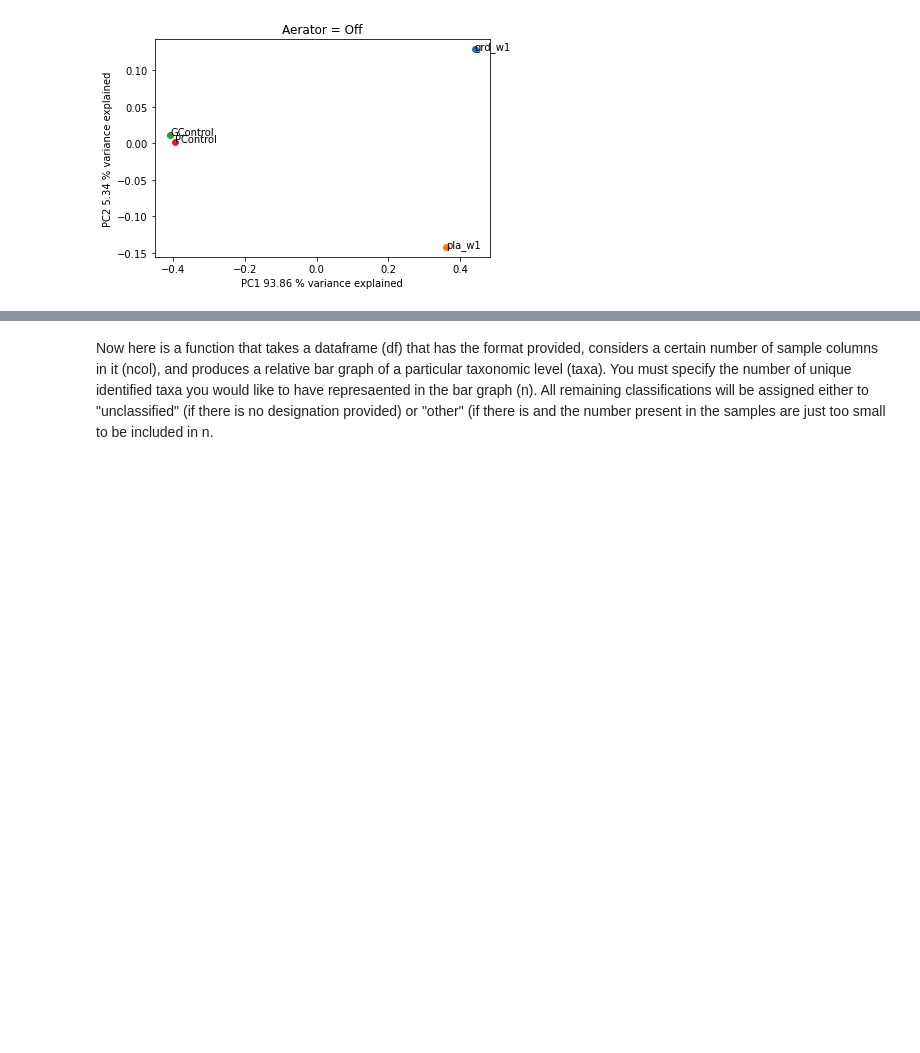
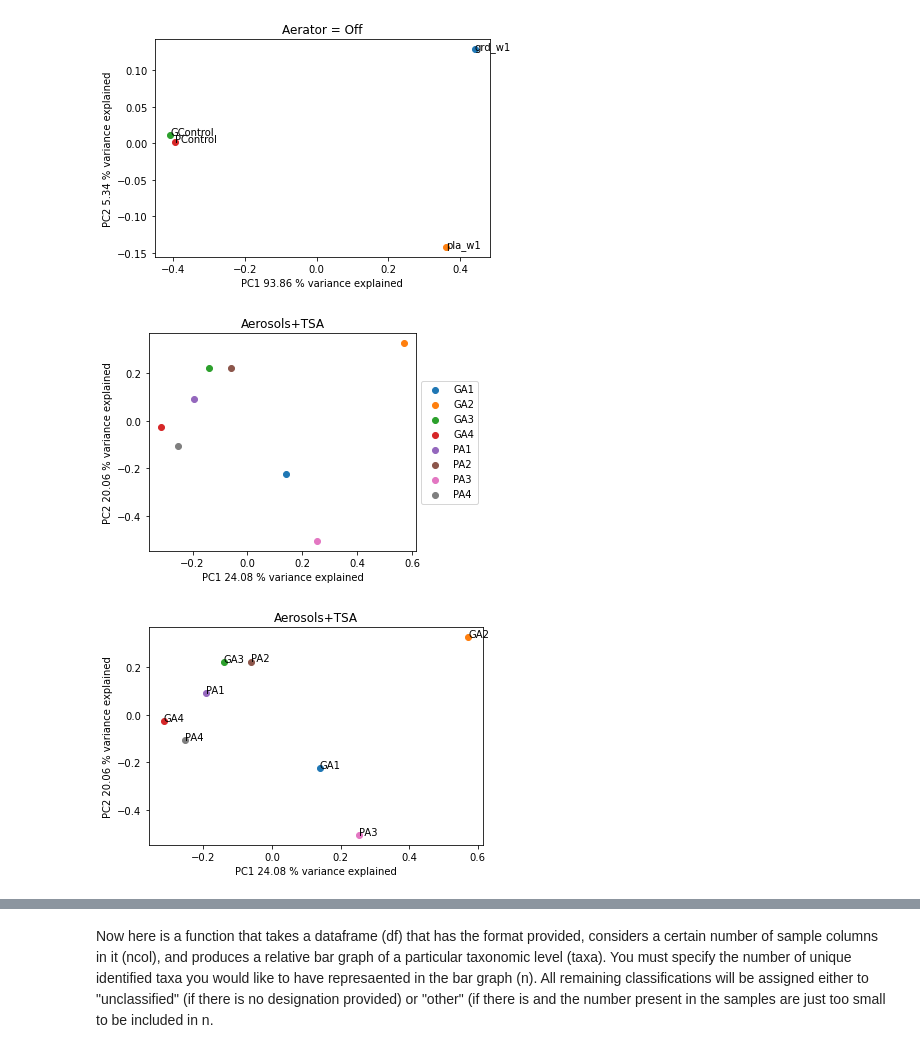
Before and after one commit to astrophysically/some_bio_plots, a Jupyter notebook: Bio_Anal_NEW.ipynb, the cells around one changed output, grey strips where cells are left out. Drawn from its saved outputs; the diff is of its cells as text; code cells hidden in the pictures; blank space fills up the shorter version.

Commit message:
Add files via upload
bar charts

```diff
--- a/Bio_Anal_NEW.ipynb
+++ b/Bio_Anal_NEW.ipynb
@@ -70,3 +70,6 @@ Index(['GA2', 'GA5', 'GA6', 'GA8', 'GD1', 'GD2', 'GD3', 'GD5', 'GD6', 'GD7',
        'GA3', 'GW', 'PA4', 'PD4', 'PA3', 'PD7', 'PF', 'PW', 'pla_w2', 'PA6',
        'PD5', 'GA1', 'GControl', 'PControl', 'Taxon', 'Confidence'],
       dtype='object')
+# %%
+df = df.rename(columns={"grd_w1": "GW-A", "pla_w1": "PW-A","grd_w2": "GW+A", "pla_w2": "PW+A", "GW" : "GW+B", "PW":"PW+B", "GControl" : "GW-B", "PControl" : "PW-B", "PF": "PF+B", "GF": "GF+B"})
+df
@@ -424,10 +450,19 @@ def plot_pcoa(df,labels,title):
     # Shrink current axis by 20%
     box = ax.get_position()
     ax.set_position([box.x0, box.y0, box.width * 0.8, box.height])
-
+    ncolor=4
+    colors = distinctipy.get_colors(ncolor)
     for ind in range(0,len(labels)):
+        if ind < 8:
+            num = 0
+        elif ind < 16:
+            num = 1
+        elif ind < 24:
+            num = 2
+        elif ind < 36:
+            num = 3
         ax.scatter(xvals[ind],yvals[ind],
-            label=ids[ind])
+            label=ids[ind],color=colors[num])
     ax.set_xlabel("PC1 "+str(round(100*bc_pc.proportion_explained[0],2))+' % variance explained')
     ax.set_ylabel("PC2 "+str(round(100*bc_pc.proportion_explained[1],2))+' % variance explained')
     ax.set_title(title)
@@ -449,10 +484,19 @@ def plot_pcoa_lab(df,labels,title):
     # Shrink current axis by 20%
     #box = ax.get_position()
     #ax.set_position([box.x0, box.y0, box.width * 0.8, box.height])
-
+    ncolor=4
+    colors = distinctipy.get_colors(ncolor)
     for ind, txt in enumerate(labels):
+        if ind < 8:
+            num = 0
+        elif ind < 16:
+            num = 1
+        elif ind < 24:
+            num = 2
+        elif ind < 36:
+            num = 3
         ax.scatter(xvals[ind],yvals[ind],
-            label=ids[ind])
+            label=ids[ind],color=colors[num])
         ax.annotate(txt, (xvals[ind],yvals[ind]))
     ax.set_xlabel("PC1 "+str(round(100*bc_pc.proportion_explained[0],2))+' % variance explained')
     ax.set_ylabel("PC2 "+str(round(100*bc_pc.proportion_explained[1],2))+' % variance explained')
@@ -560,0 +603,6 @@ plot_pcoa(df,
+# %%
+plot_pcoa(df,['GA1','GA2','GA3','GA4','PA1','PA2','PA3','PA4'],'Aerosols+TSA')
+plot_pcoa_lab(df,['GA1','GA2','GA3','GA4','PA1','PA2','PA3','PA4'],'Aerosols+TSA')
+# %% [output]
+[figure, added]
+[figure, added]
```
Also changed, not shown: parts of 28 cells of this notebook.
